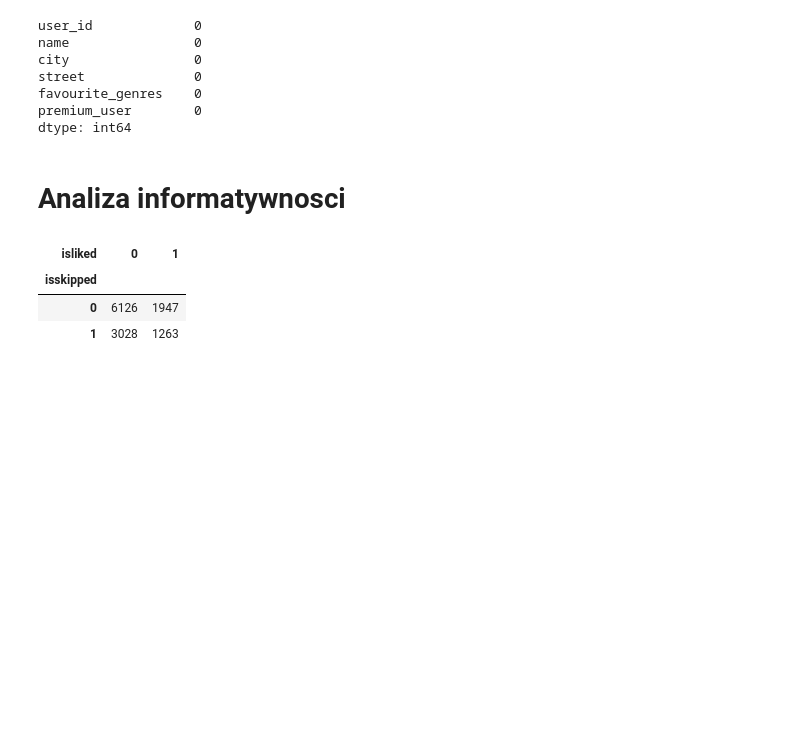
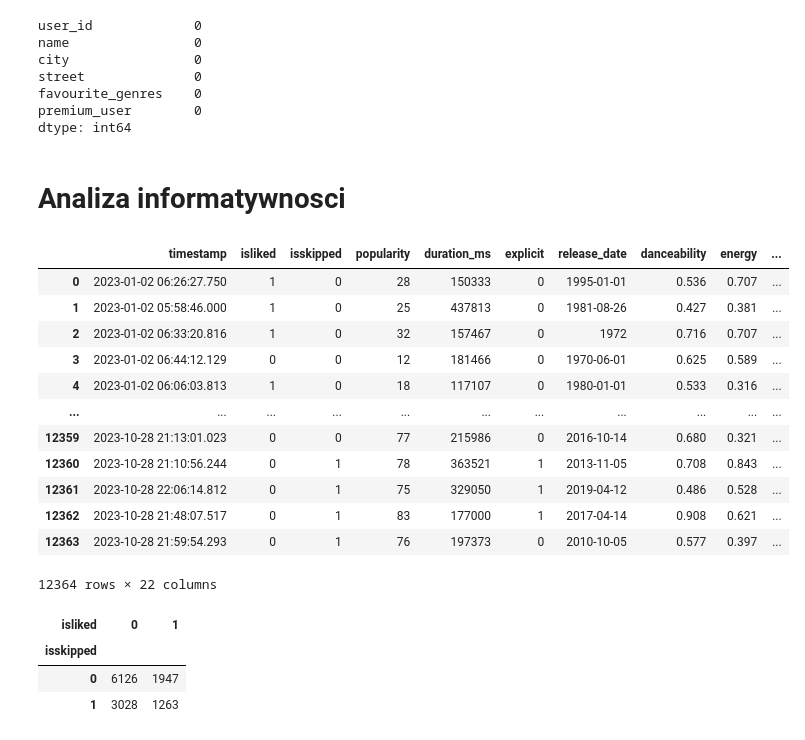
Before and after one commit to dawidkasz/song-skip-predictor, a Jupyter notebook: dokumentacja.ipynb, the cells around one changed output. Cells and saved outputs as stored; diff of their text form; code cells hidden in the pictures; blank space fills up the shorter version.

```diff
--- a/dokumentacja.ipynb
+++ b/dokumentacja.ipynb
@@ -91,6 +91,22 @@ target_df = target_df.join(genres, on="track_id").join(tracks.set_index('id'), o
 target_df=target_df.drop(columns=[col for col in target_df.columns if 'id' in col])
 target_df['common_genres_size']=target_df.apply(lambda x: len(set(x['genres']).intersection(x['favourite_genres'])), axis=1)
 target_df=target_df.drop(columns=['genres', 'name', 'name_user', 'favourite_genres', 'mode'])
+# %%
+target_df
+# %% [output]
+|  | timestamp | isliked | isskipped | popularity | duration_ms | explicit | release_date | danceability | energy | ... |
+| 0 | 2023-01-02 06:26:27.750 | 1 | 0 | 28 | 150333 | 0 | 1995-01-01 | 0.536 | 0.707 | ... |
+| 1 | 2023-01-02 05:58:46.000 | 1 | 0 | 25 | 437813 | 0 | 1981-08-26 | 0.427 | 0.381 | ... |
+| 2 | 2023-01-02 06:33:20.816 | 1 | 0 | 32 | 157467 | 0 | 1972 | 0.716 | 0.707 | ... |
+| 3 | 2023-01-02 06:44:12.129 | 0 | 0 | 12 | 181466 | 0 | 1970-06-01 | 0.625 | 0.589 | ... |
+| 4 | 2023-01-02 06:06:03.813 | 1 | 0 | 18 | 117107 | 0 | 1980-01-01 | 0.533 | 0.316 | ... |
+| ... | ... | ... | ... | ... | ... | ... | ... | ... | ... | ... |
+| 12359 | 2023-10-28 21:13:01.023 | 0 | 0 | 77 | 215986 | 0 | 2016-10-14 | 0.680 | 0.321 | ... |
+| 12360 | 2023-10-28 21:10:56.244 | 0 | 1 | 78 | 363521 | 1 | 2013-11-05 | 0.708 | 0.843 | ... |
+| 12361 | 2023-10-28 22:06:14.812 | 0 | 1 | 75 | 329050 | 1 | 2019-04-12 | 0.486 | 0.528 | ... |
+| 12362 | 2023-10-28 21:48:07.517 | 0 | 1 | 83 | 177000 | 1 | 2017-04-14 | 0.908 | 0.621 | ... |
+| 12363 | 2023-10-28 21:59:54.293 | 0 | 1 | 76 | 197373 | 0 | 2010-10-05 | 0.577 | 0.397 | ... |
+12364 rows × 22 columns
 # %%
 # target_df.drop(columns=['isskipped']).corrwith(target_df['isskipped'], numeric_only=True)
 sns.heatmap(pd.crosstab(target_df['isskipped'], target_df['isliked']), annot=True, cmap='Blues', fmt='g')
```
Also changed, not shown: parts of 5 cells of this notebook.
